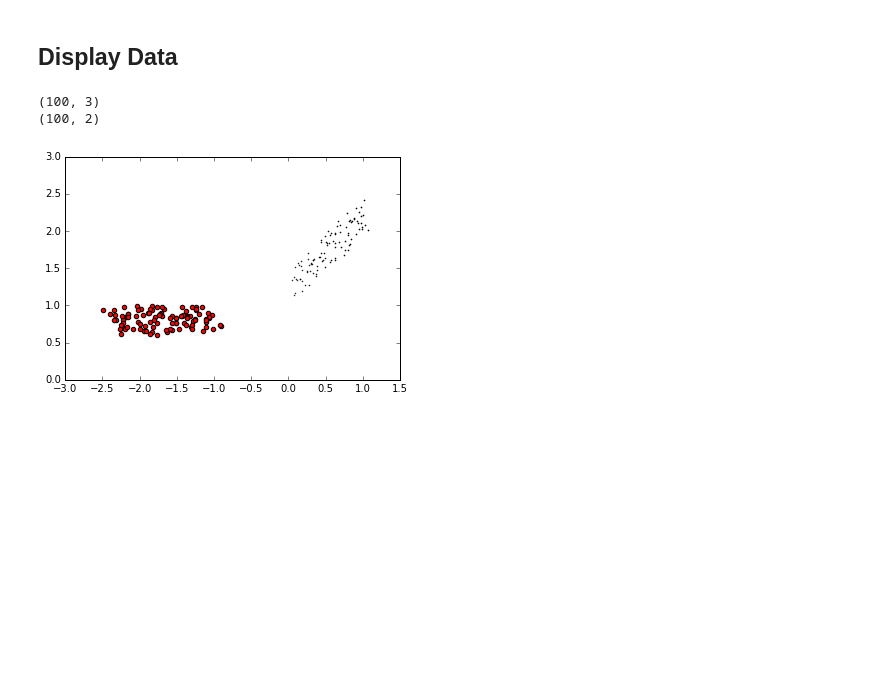
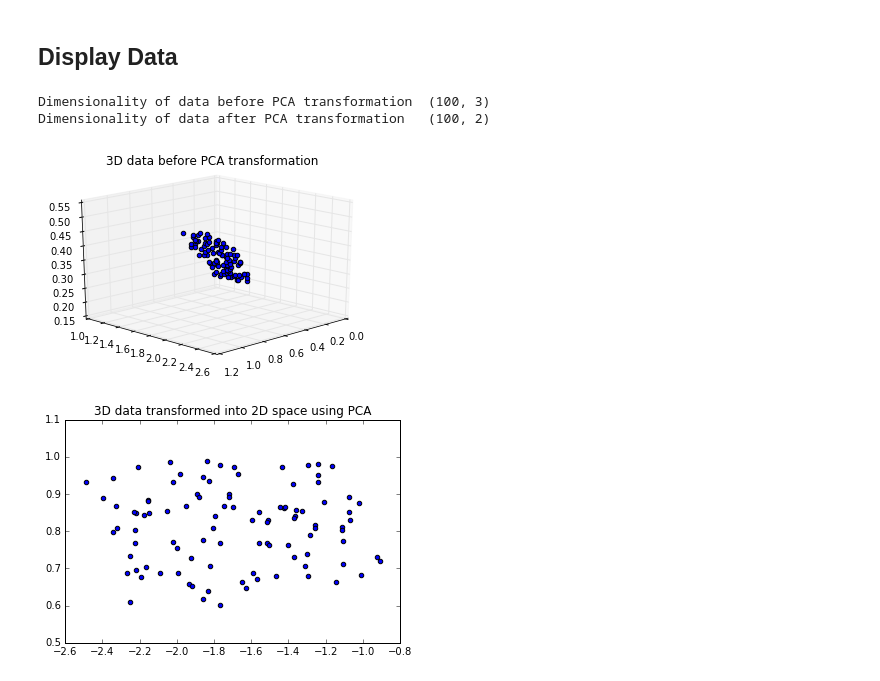
Before and after one commit to omartinsky/QuantAndFinancial, a Jupyter notebook: principal_component_analysis/PCA.ipynb, the cells around one changed output. Cells and saved outputs as stored; diff of their text form; code cells hidden in the pictures; blank space fills up the shorter version.

```diff
--- a/principal_component_analysis/PCA.ipynb
+++ b/principal_component_analysis/PCA.ipynb
@@ -34,5 +40,5 @@ print(data.shape)
 # %%
-Sigma = cov(data)
+Sigma = cov(data3D)
 print(Sigma)
 # %% [output]
 [[ 0.08241935  0.07541586  0.0251183 ]
@@ -134,21 +141,30 @@ Transformation matrix to 2 dimensions
 # %% [markdown]
 ## Transform Data
 # %%
-data2 = data.transpose() * transformation
+data2D = data3D.transpose() * transformation
 # %% [markdown]
 ## Display Data
 # %%
-print(data.transpose().shape)
-print(data2.shape)
+print('Dimensionality of data before PCA transformation ', data3D.transpose().shape)
+print('Dimensionality of data after PCA transformation  ', data2D.shape)
 # %% [output]
-(100, 3)
-(100, 2)
+Dimensionality of data before PCA transformation  (100, 3)
+Dimensionality of data after PCA transformation   (100, 2)
-# %%
-fig = plt.figure()
-ax = fig.add_subplot(111)
-for point in asarray(data.transpose()):
-    ax.scatter(*point,c='b')
-for point in asarray(data2):
-    ax.scatter(*point,c='r')
-# %% [output]
-[figure, removed]
+# %%
+fig = plt.figure()
+ax = fig.add_subplot(111, projection='3d')
+ax.view_init(elev=20, azim=45)
+for point in asarray(data3D.transpose()):
+    ax.scatter(point[0], point[1], point[2])
+title('3D data before PCA transformation')
+
+fig = plt.figure()
+ax = fig.add_subplot(111)
+for point in asarray(data2D):
+    ax.scatter(point[0], point[1])
+title('3D data transformed into 2D space using PCA')
+
+show();
+# %% [output]
+[figure, added]
+[figure, added]
```
Also changed, not shown: parts of 8 cells of this notebook.
